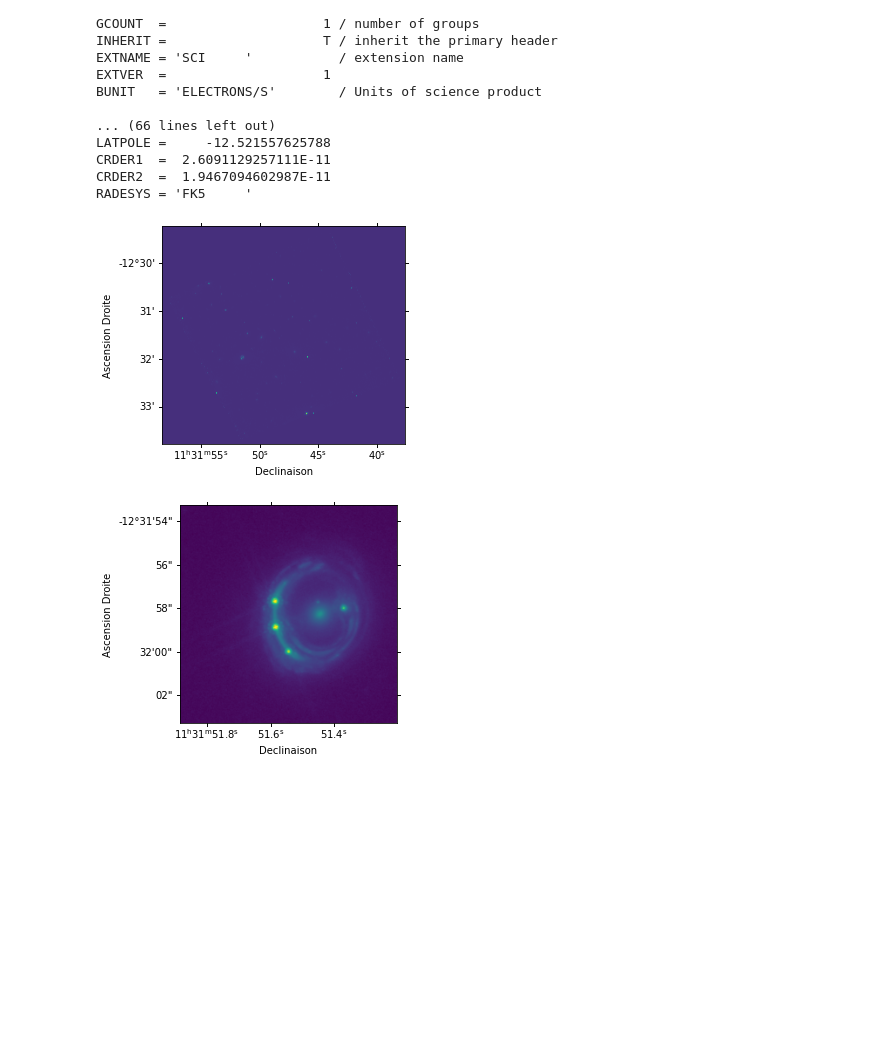
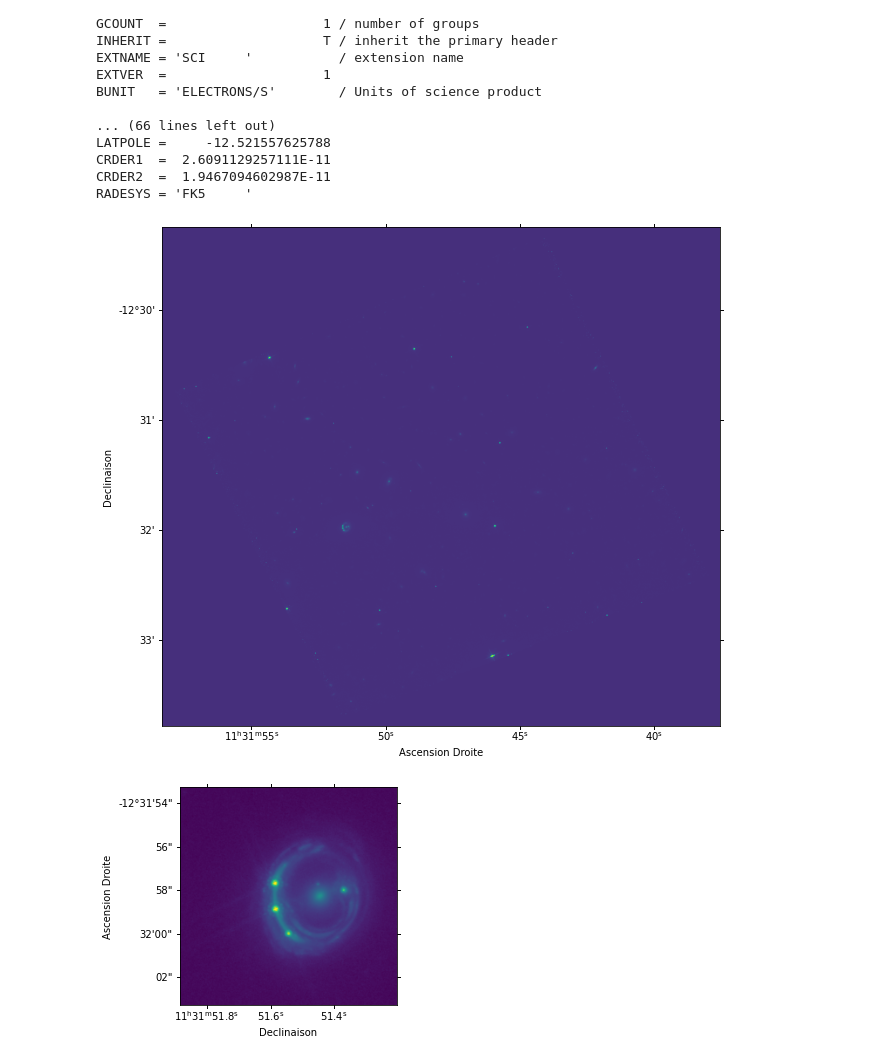
Before and after one commit to AlexandreAdam/rxj1131, a Jupyter notebook: notebooks/image_playground.ipynb, the cells around one changed output. Cells and saved outputs as stored; diff of their text form; code cells hidden in the pictures; blank space fills up the shorter version.

```diff
--- a/notebooks/image_playground.ipynb
+++ b/notebooks/image_playground.ipynb
@@ -183,17 +185,18 @@ RADESYS = 'FK5     '
 # %%
 wcs2 = WCS(data2["sci"].header)
+plt.figure(figsize=(10, 10))
 plt.subplot(projection=wcs2)
 plt.imshow(im2, norm=ImageNormalize(stretch=LogStretch()))
 
 ax = plt.gca()
 # ax.coords[0].set_ticklabel_position('l')
 # ax.coords[0].grid(color='white', ls='dotted')
-ax.set_ylabel('Ascension Droite')
+ax.set_xlabel('Ascension Droite')
 # ax.coords[1].set_ticklabel_position('b')
 # ax.coords[1].grid(color='white', ls='dotted')
-ax.set_xlabel('Declinaison');
+ax.set_ylabel('Declinaison');
 # %% [output]
-[figure, old version]
+[figure, new version]
 # %%
 centroid2 = wcs2.world_to_pixel(wcs.pixel_to_world(*list(centroid)))
 cutout2 = Cutout2D(im2, centroid2, (250, 250), wcs=wcs2)
```
Also changed, not shown: parts of 11 cells of this notebook, 6 other files.
